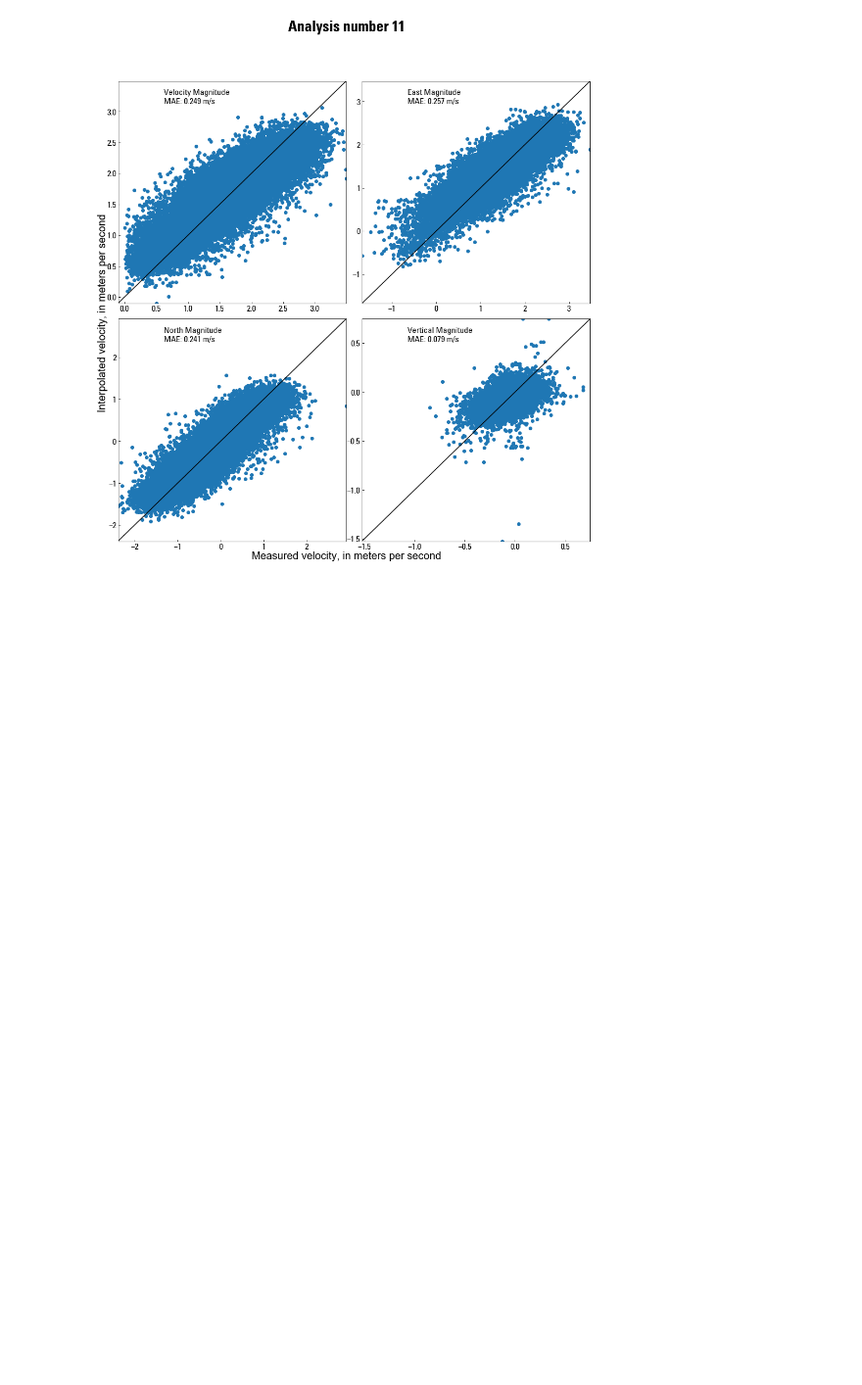
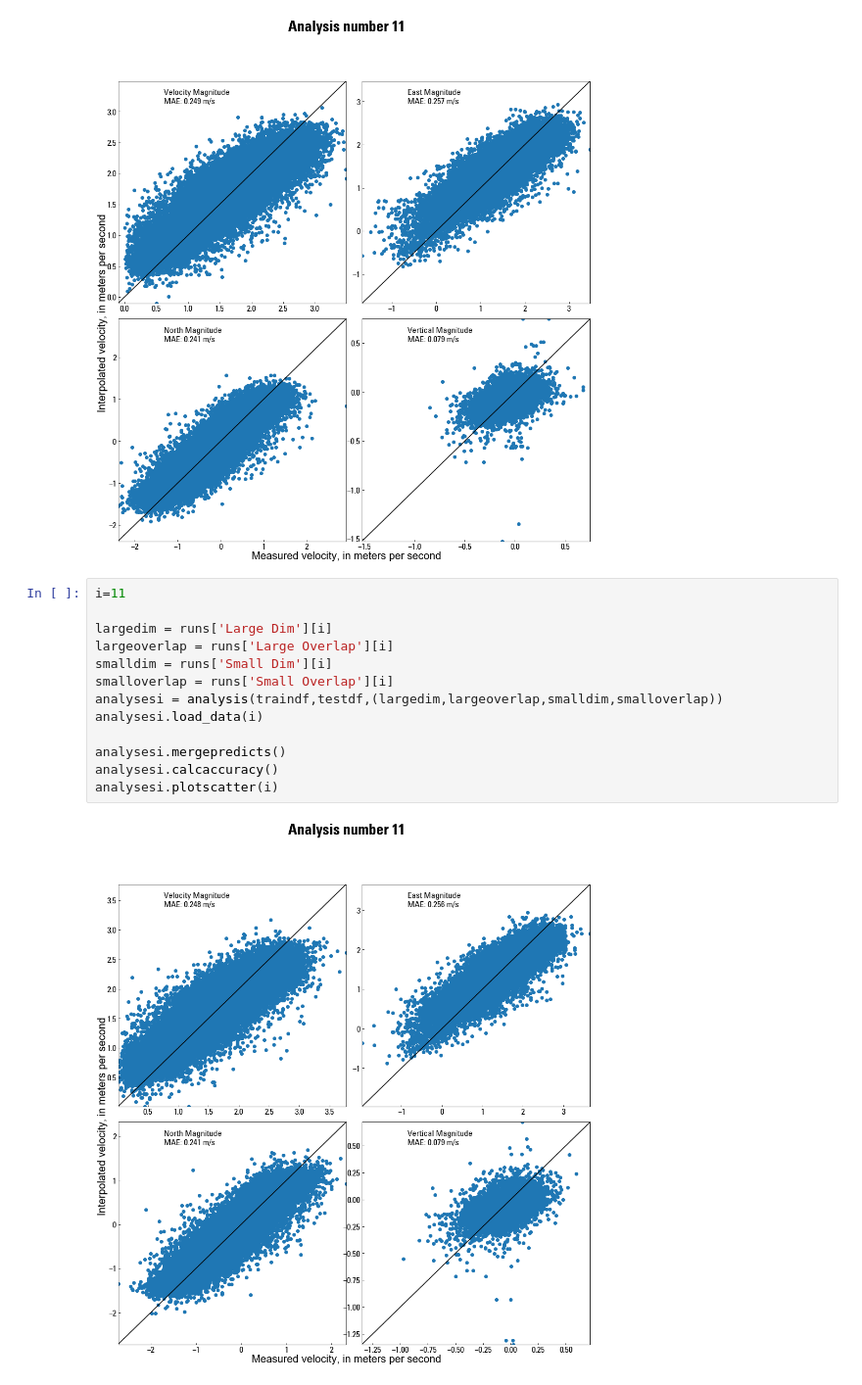
Before and after one commit to TauCritical/adcpkrig, a Jupyter notebook: Prototype.ipynb, the cells around one changed output. Shown at 98% size. Drawn from its saved outputs; the diff is of its cells as text; blank space fills up the shorter version.

```diff
--- a/Prototype.ipynb
+++ b/Prototype.ipynb
@@ -211,3 +211,18 @@ for i in range(1,12):
 [figure]
 [figure]
 [figure]
+# %%
+i=11
+
+largedim = runs['Large Dim'][i]
+largeoverlap = runs['Large Overlap'][i]
+smalldim = runs['Small Dim'][i]
+smalloverlap = runs['Small Overlap'][i]
+analysesi = analysis(traindf,testdf,(largedim,largeoverlap,smalldim,smalloverlap))
+analysesi.load_data(i)
+
+analysesi.mergepredicts()
+analysesi.calcaccuracy()
+analysesi.plotscatter(i)
+# %% [output]
+[figure, added]
```
Also changed, not shown: parts of 3 cells of this notebook.
